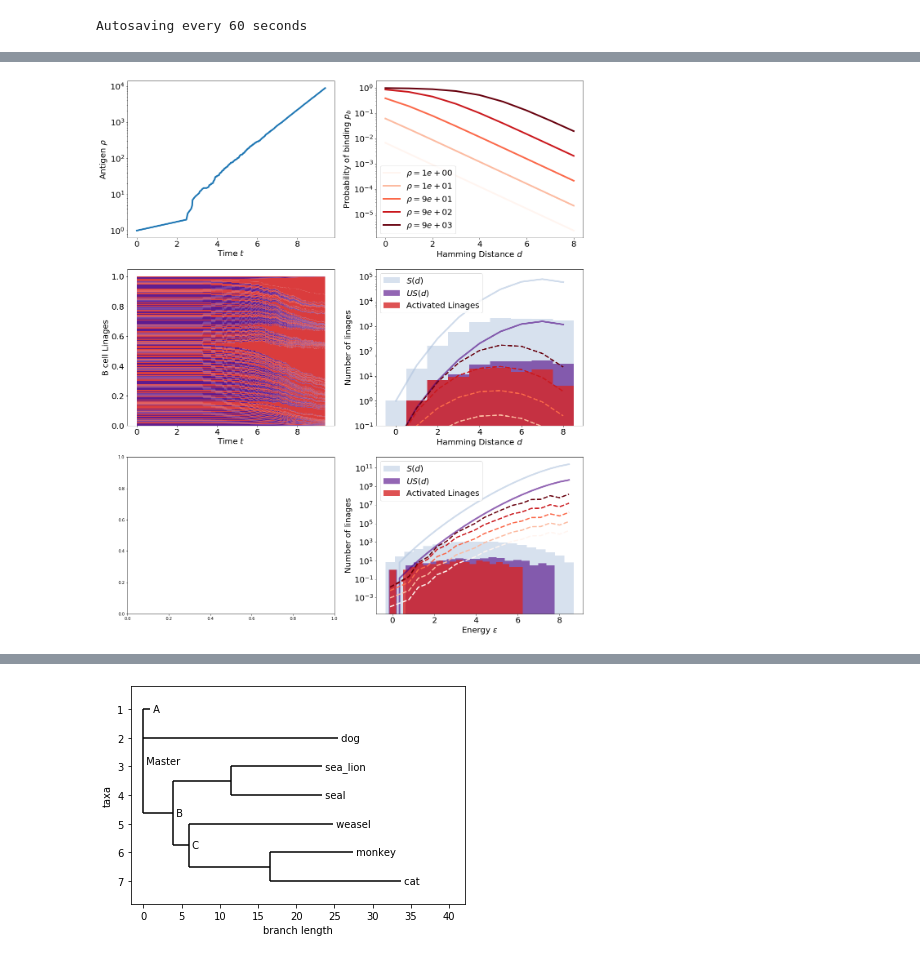
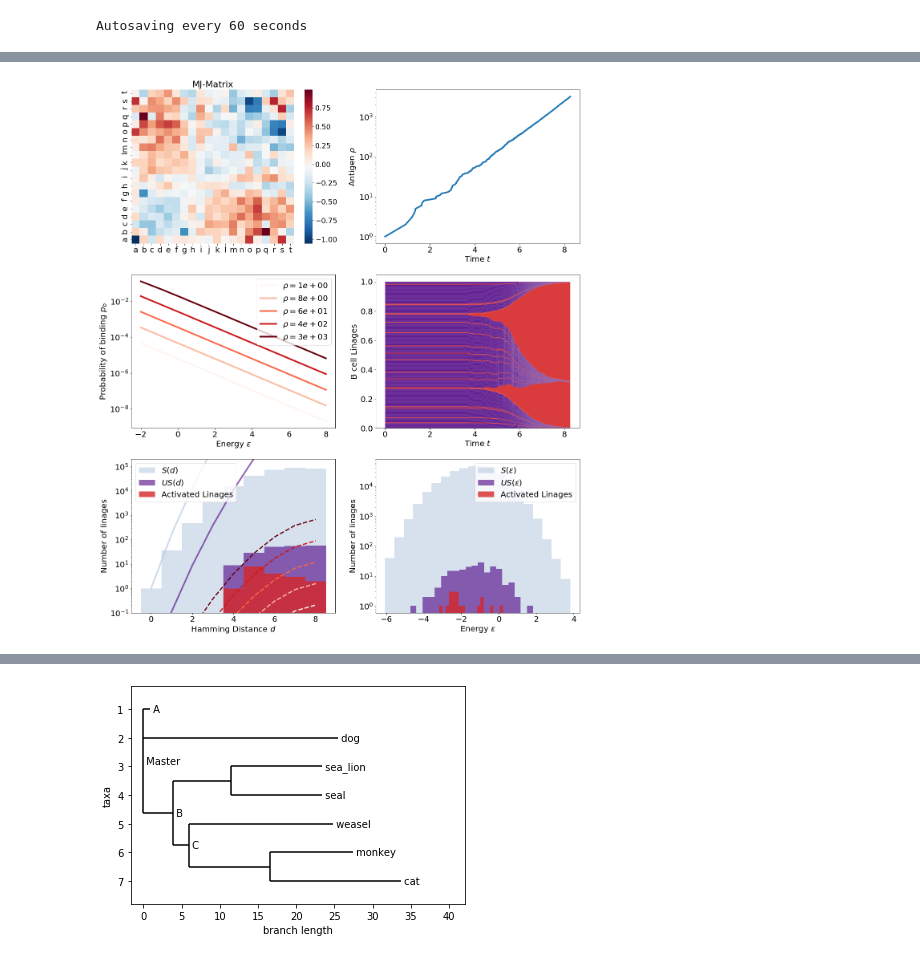
Before and after one commit to betoto008/Affinity_maturation, a Jupyter notebook: Jupyter_Notebooks/Stochastic_simulation.ipynb, the cells around one changed output, grey strips where cells are left out. Cells and saved outputs as stored; diff of their text form; code cells hidden in the pictures.

```diff
--- a/Jupyter_Notebooks/Stochastic_simulation.ipynb
+++ b/Jupyter_Notebooks/Stochastic_simulation.ipynb
@@ -17,7 +20,10 @@ Autosaving every 60 seconds
 # %%
 %%time
-n_seq = 10000
-Sequences = generate_Sequences(n_seq)
+n_seq = 300000
+#Sequences = generate_Sequences(n_seq)
+#pickle.dump( Sequences, open( "../Text_files/Sequences-n_seq-%d.pkl"%(n_seq), "wb" ) )
+
+Sequences = pickle.load( open( "../Text_files/Sequences-n_seq-%d.pkl"%(n_seq), "rb" ) )
 
 print_raw_file(Sequences, "../Text_files/file2.txt")
 generate_newick_format("../Text_files/file2.txt")
@@ -39,13 +100,13 @@ Sequences[8000].master_sequence, Sequences[8000].sequence, Sequences[8000].hammi
 %%time
 n_linages = 200
 U = n_linages/n_seq
-nu = 1
+nu = 2
 R=6
 beta = 1
 gamma = 1
-T = 10000
+T = 20000
 Sub_Sequences = np.random.choice(Sequences, n_linages)
 Model = Stochastic_simulation(Sequences = Sub_Sequences, n_linages=n_linages, T = T, U = U, gamma = gamma,
-                              nu = nu, R = R, beta = beta, master_Sequence_energy = 5)
+                              nu = nu, R = R, beta = beta, master_Sequence_energy = 12)
 Model.Gillespie()
 # %% [output]
@@ -54,16 +115,18 @@ Wall time: 1min 5s
 # %%
 fig, ax = plt.subplots(3,2,figsize=(20,24))
 
-Model.plot_antigen_time(ax = ax[0,0])
-Model.plot_prob_binding(ax = ax[0,1])
-Model.stackplot_linages_time(ax = ax[1,0])
-Model.hist_sequences_hamming_distance(Sequences = Sequences, ax = ax[1,1])
+Model.plot_energy_matrix(ax = ax[0,0])
+Model.plot_antigen_time(ax = ax[0,1])
+Model.plot_prob_binding(ax = ax[1,0])
+Model.stackplot_linages_time(ax = ax[1,1])
+Model.hist_sequences_hamming_distance(Sequences = Sequences, ax = ax[2,0])
 Model.hist_sequences_energy(Sequences = Sequences, ax = ax[2,1])
+
 
 counter = 0
 while(os.path.isfile('../Figures/Antigen_Linages_%d.png'%(counter))):
     counter+=1
 
-#fig.savefig('../Figures/Antigen_Linages_%d.png'%(counter))
+fig.savefig('../Figures/Antigen_Linages_%d.png'%(counter))
 # %% [output]
-[figure, old version]
+[figure, new version]
```
Also changed, not shown: parts of 15 cells of this notebook, 49 other files.
